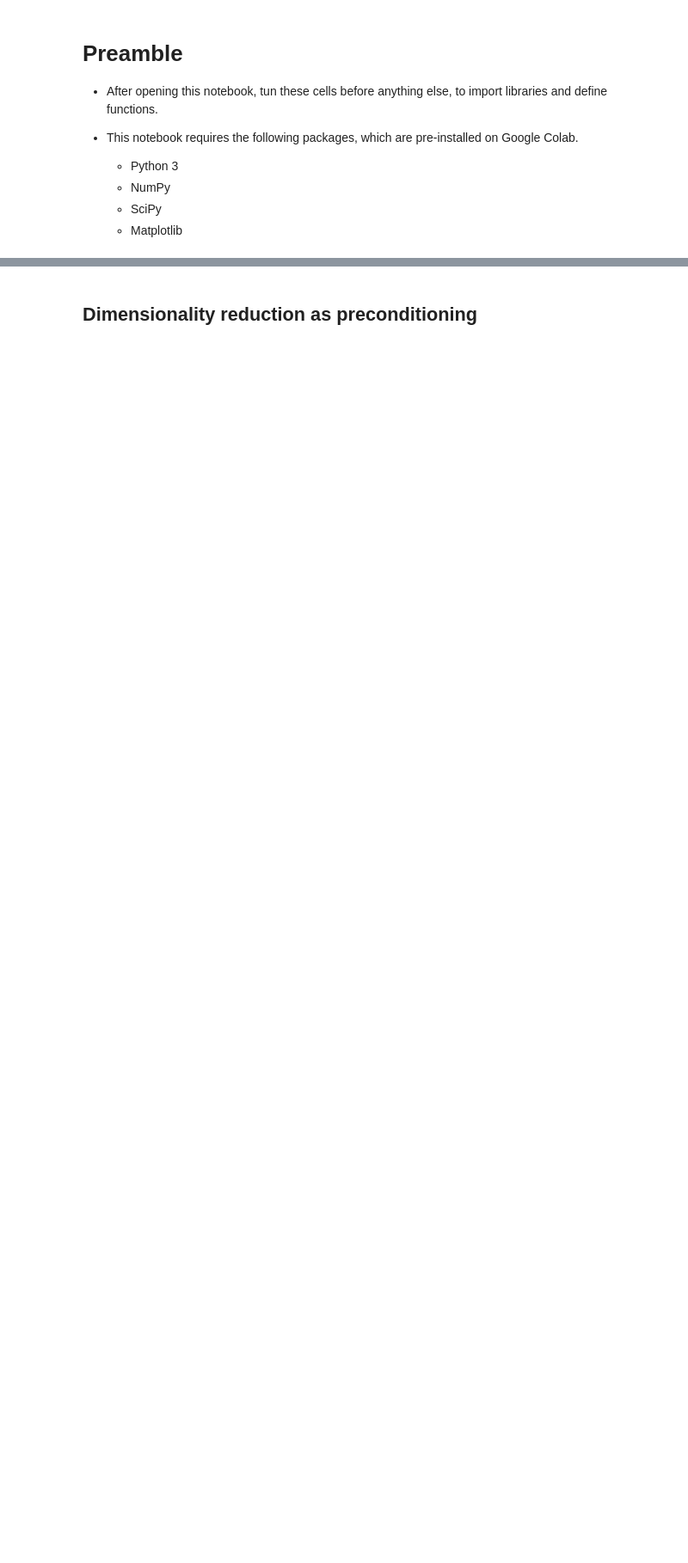
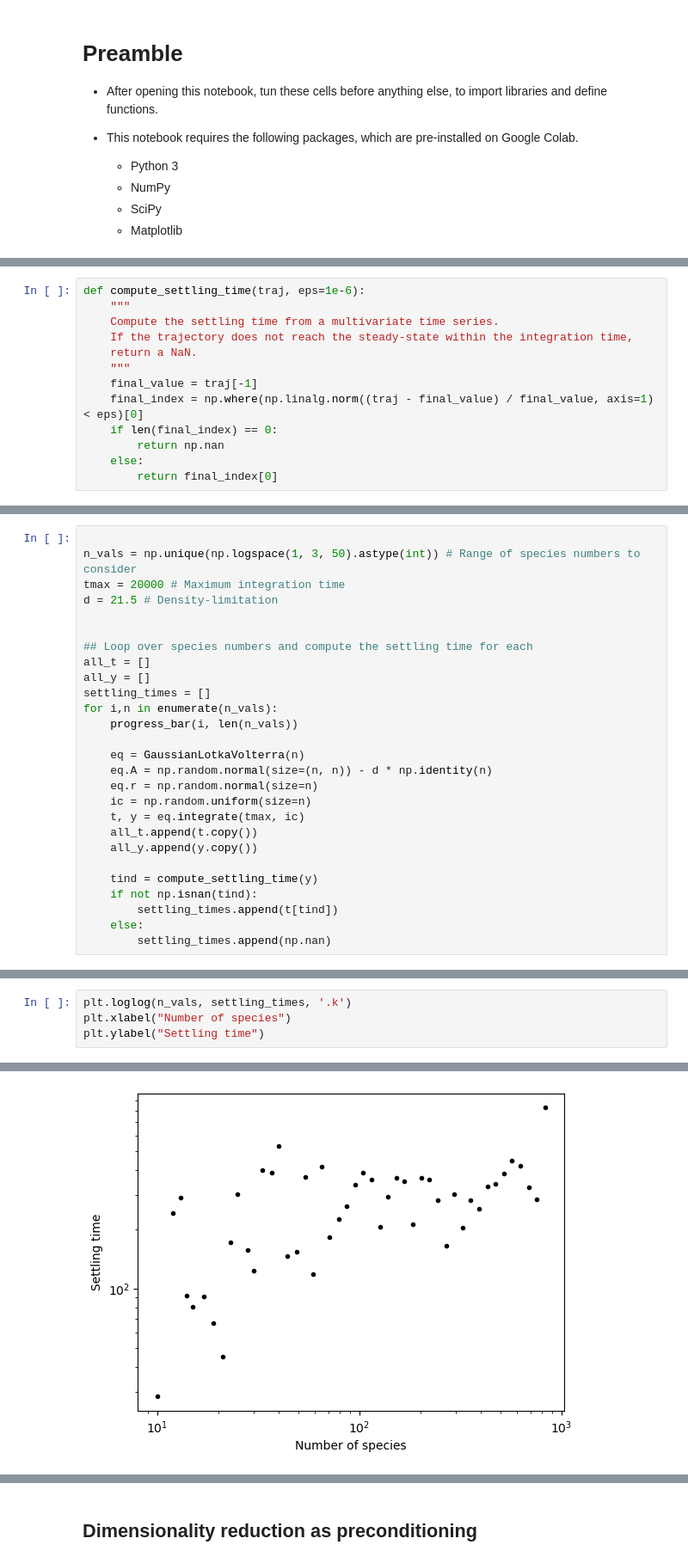
Before and after one commit to williamgilpin/illotka, a Jupyter notebook: demos.ipynb, the cells around one changed output, grey strips where cells are left out. Shown at 86% size. Saved outputs shown, nothing was run; the diff lists cells and outputs as text; blank space fills up the shorter version.

```diff
--- a/demos.ipynb
+++ b/demos.ipynb
@@ -25,0 +183,13 @@ warnings.filterwarnings('ignore')
+# %%
+def compute_settling_time(traj, eps=1e-6):
+    """
+    Compute the settling time from a multivariate time series.
+    If the trajectory does not reach the steady-state within the integration time,
+    return a NaN.
+    """
+    final_value = traj[-1]
+    final_index = np.where(np.linalg.norm((traj - final_value) / final_value, axis=1) < eps)[0]
+    if len(final_index) == 0:
+        return np.nan
+    else:
+        return final_index[0]
@@ -25,0 +198,27 @@ warnings.filterwarnings('ignore')
+# %%
+
+n_vals = np.unique(np.logspace(1, 3, 50).astype(int)) # Range of species numbers to consider
+tmax = 20000 # Maximum integration time
+d = 21.5 # Density-limitation
+
+
+## Loop over species numbers and compute the settling time for each
+all_t = []
+all_y = []
+settling_times = []
+for i,n in enumerate(n_vals):
+    progress_bar(i, len(n_vals))
+
+    eq = GaussianLotkaVolterra(n)
+    eq.A = np.random.normal(size=(n, n)) - d * np.identity(n)
+    eq.r = np.random.normal(size=n)
+    ic = np.random.uniform(size=n)
+    t, y = eq.integrate(tmax, ic)
+    all_t.append(t.copy())
+    all_y.append(y.copy())
+
+    tind = compute_settling_time(y)
+    if not np.isnan(tind):
+        settling_times.append(t[tind])
+    else:
+        settling_times.append(np.nan)
@@ -25,0 +227,5 @@ warnings.filterwarnings('ignore')
+# %%
+plt.loglog(n_vals, settling_times, '.k')
+plt.xlabel("Number of species")
+plt.ylabel("Settling time")
+# %% [output]
@@ -25,0 +233 @@ warnings.filterwarnings('ignore')
+[figure, added]
```
Also changed, not shown: parts of 19 cells of this notebook, 2 other files.
